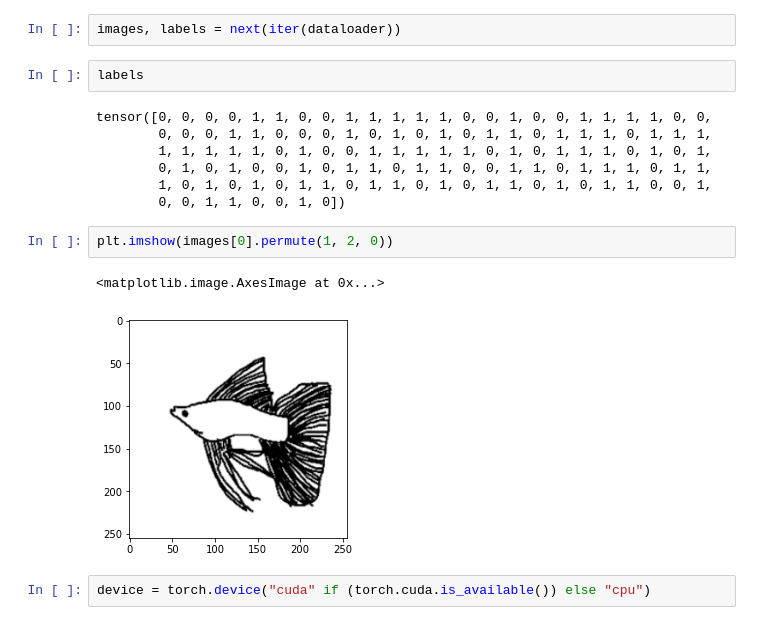
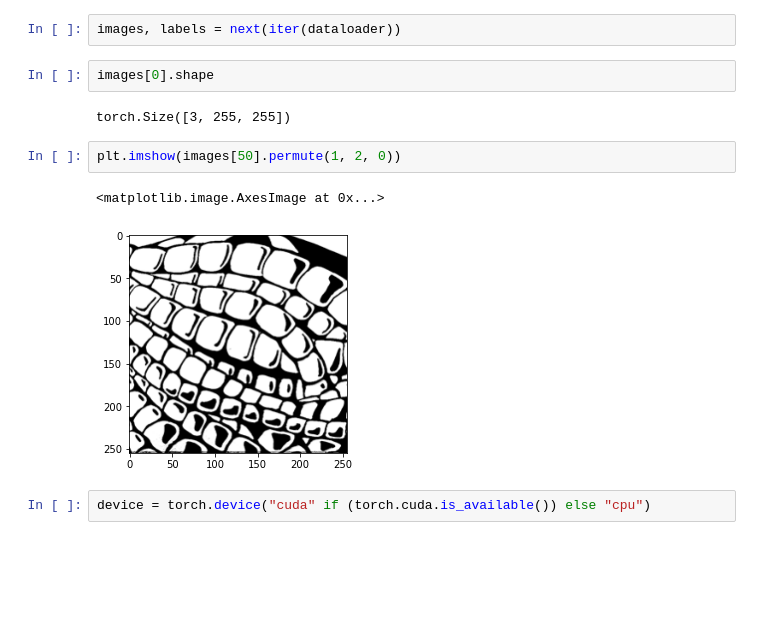
Before and after one commit to johnnsbjo/T_DCGAN, a Jupyter notebook: image_exploration.ipynb, the cells around one changed output. Saved outputs shown, nothing was run; the diff lists cells and outputs as text; blank space fills up the shorter version.

```diff
--- a/image_exploration.ipynb
+++ b/image_exploration.ipynb
@@ -63,20 +63,15 @@ dataloader = torch.utils.data.DataLoader(dataset, batch_size=batch_size,
                                          shuffle=True, num_workers=workers)
 # %%
 images, labels = next(iter(dataloader))
-# %%
-labels
-# %% [output]
-tensor([0, 0, 0, 0, 1, 1, 0, 0, 1, 1, 1, 1, 1, 0, 0, 1, 0, 0, 1, 1, 1, 1, 0, 0,
-        0, 0, 0, 1, 1, 0, 0, 0, 1, 0, 1, 0, 1, 0, 1, 1, 0, 1, 1, 1, 0, 1, 1, 1,
-        1, 1, 1, 1, 1, 0, 1, 0, 0, 1, 1, 1, 1, 1, 0, 1, 0, 1, 1, 1, 0, 1, 0, 1,
-        0, 1, 0, 1, 0, 0, 1, 0, 1, 1, 0, 1, 1, 0, 0, 1, 1, 0, 1, 1, 1, 0, 1, 1,
-        1, 0, 1, 0, 1, 0, 1, 1, 0, 1, 1, 0, 1, 0, 1, 1, 0, 1, 0, 1, 1, 0, 0, 1,
-        0, 0, 1, 1, 0, 0, 1, 0])
+# %%
+images[0].shape
+# %% [output]
+torch.Size([3, 255, 255])
 # %%
-plt.imshow(images[0].permute(1, 2, 0))
+plt.imshow(images[50].permute(1, 2, 0))
 # %% [output]
 <matplotlib.image.AxesImage at 0x...>
-[figure, old version]
+[figure, new version]
 # %%
 device = torch.device("cuda" if (torch.cuda.is_available()) else "cpu")
 # %%
```
Also changed, not shown: parts of 8 cells of this notebook, 1 other file.
